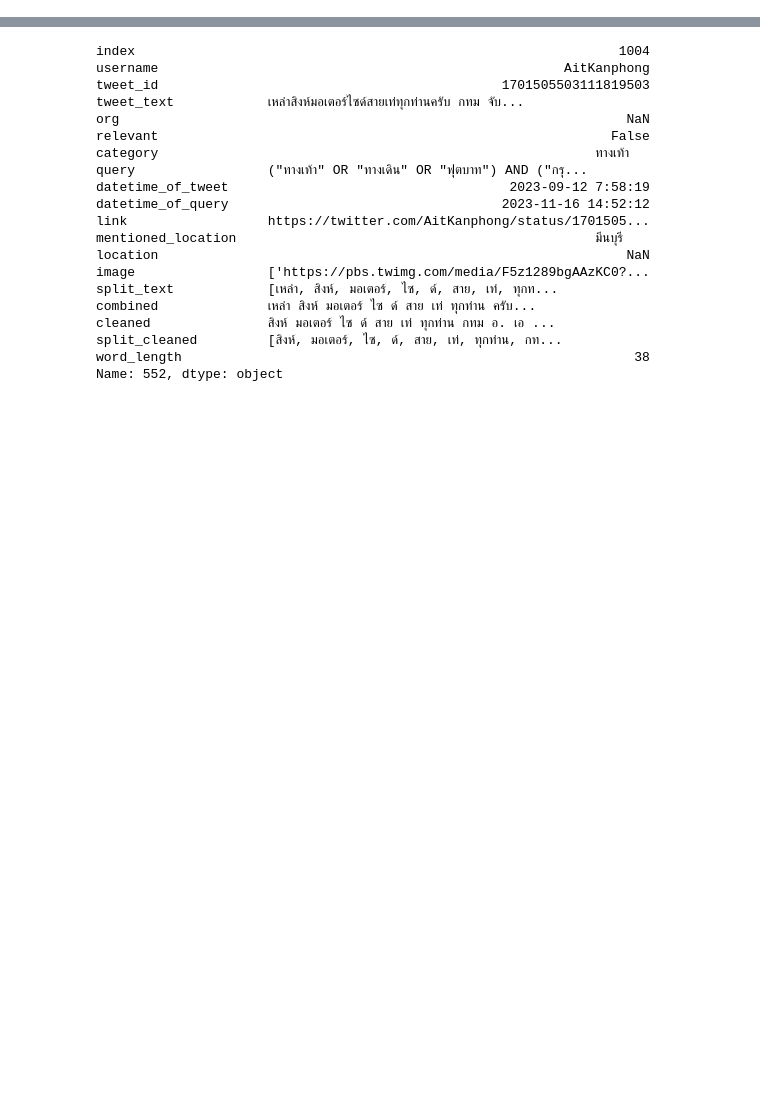
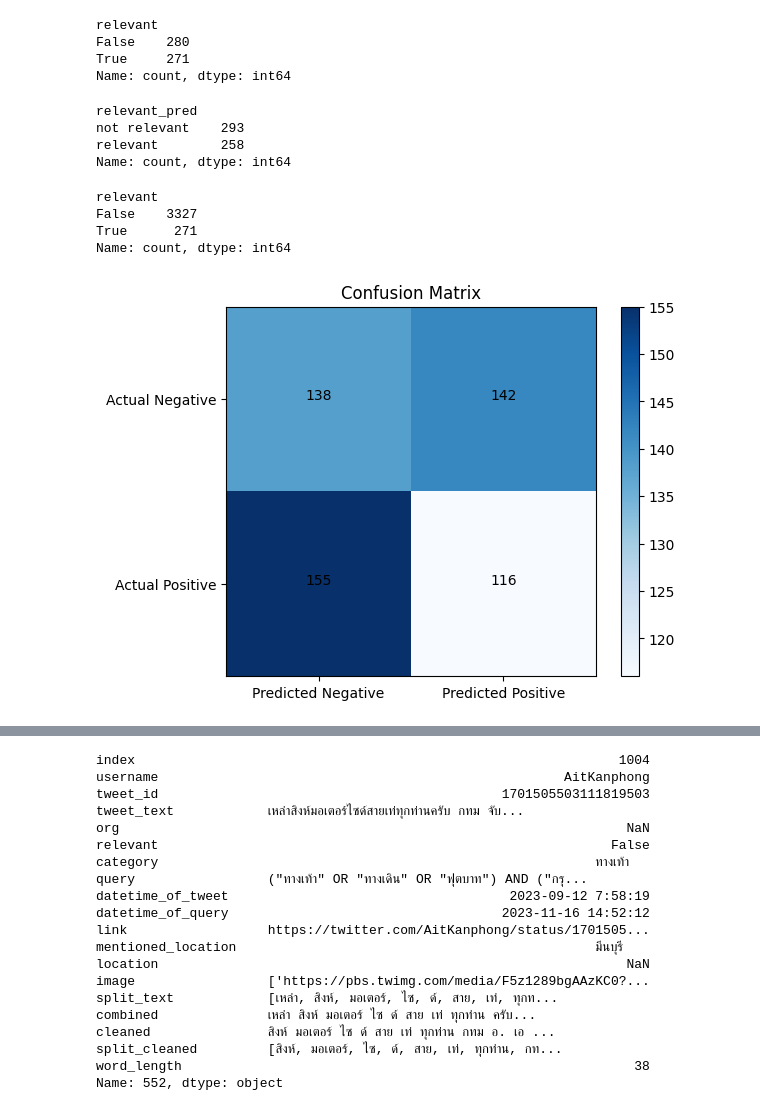
Before and after one commit to knnatt/Twitter_NLP, a Jupyter notebook: NLP_useLSTM.ipynb, the cells around one changed output, grey strips where cells are left out. Saved outputs shown, nothing was run; the diff lists cells and outputs as text; code cells hidden in the pictures; blank space fills up the shorter version.

```diff
--- a/NLP_useLSTM.ipynb
+++ b/NLP_useLSTM.ipynb
@@ -182,0 +222,4 @@ def Main_relevant(df):
+# %%
+df_updated, df_drop = Main_relevant("./Jetson_df_y4s2_final.csv") #input the df location
+
+#df_y4s2_final_new.csv
@@ -182,0 +268,50 @@ def Main_relevant(df):
+# %%
+df_drop['relevant'].value_counts()
+# %% [output]
+relevant
+False    280
+True     271
+Name: count, dtype: int64
+# %%
+df_drop['relevant_pred'].value_counts()
+# %% [output]
+relevant_pred
+not relevant    293
+relevant        258
+Name: count, dtype: int64
+# %%
+df_1['relevant'].value_counts()
+# %% [output]
+relevant
+False    3327
+True      271
+Name: count, dtype: int64
+# %%
+import matplotlib.pyplot as plt
+import numpy as np
+df = df_drop
+True_pos = df[(df['relevant'] == True) & (df['relevant_pred'] == 'relevant')].shape[0]
+True_neg = df[(df['relevant'] == False) & (df['relevant_pred'] == 'not relevant')].shape[0]
+False_pos = df[(df['relevant'] == False) & (df['relevant_pred'] == 'relevant')].shape[0]
+False_neg = df[(df['relevant'] == True) & (df['relevant_pred'] == 'not relevant')].shape[0]
+
+confusion_matrix = np.array([[True_neg, False_pos],
+                              [False_neg, True_pos]])
+
+# Plot the confusion matrix
+plt.imshow(confusion_matrix, interpolation='nearest', cmap=plt.cm.Blues)
+plt.title('Confusion Matrix')
+plt.colorbar()
+
+# Set the axis labels
+plt.xticks([0, 1], ['Predicted Negative', 'Predicted Positive'])
+plt.yticks([0, 1], ['Actual Negative', 'Actual Positive'])
+
+# Display the values in the matrix
+for i in range(2):
+    for j in range(2):
+        plt.text(j, i, str(confusion_matrix[i, j]), horizontalalignment='center', color='black')
+
+plt.show()
+# %% [output]
+[figure, added]
```
Also changed, not shown: parts of 11 cells of this notebook, 45 other files.
